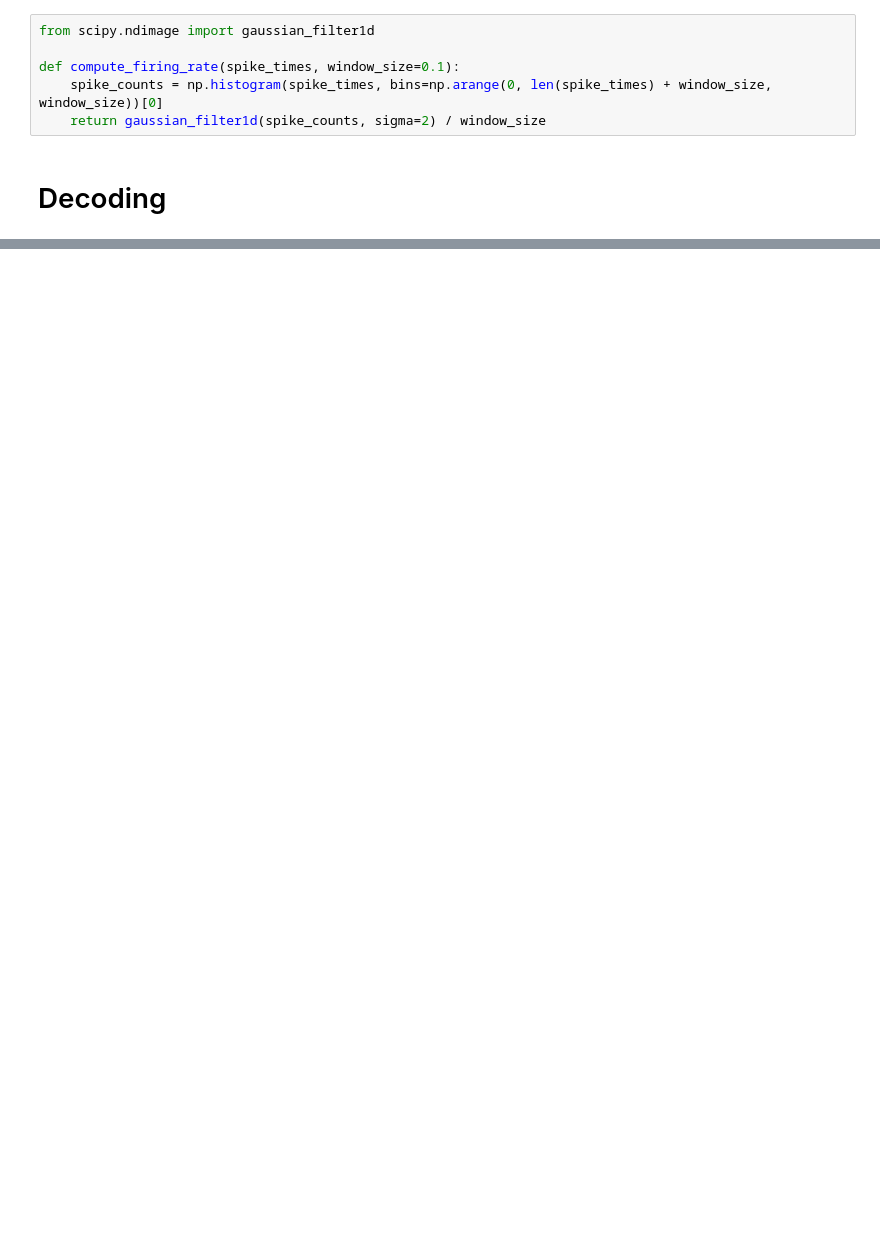
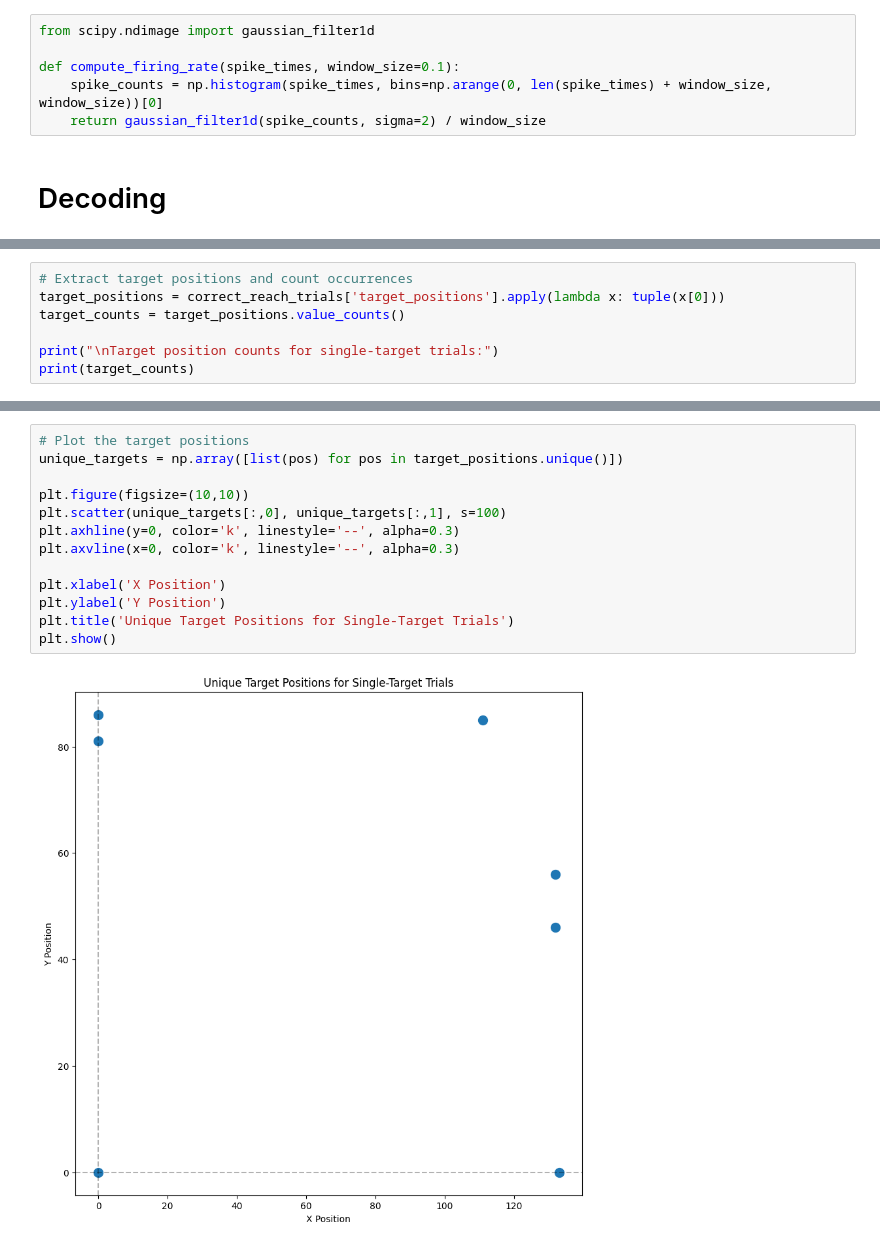
Before and after one commit to kylmcgr/neural-data-exploration, a Jupyter notebook: neural-data-processing.ipynb, the cells around one changed output, grey strips where cells are left out. Saved outputs shown, nothing was run; the diff lists cells and outputs as text; blank space fills up the shorter version.

```diff
--- a/neural-data-processing.ipynb
+++ b/neural-data-processing.ipynb
@@ -715,0 +751,7 @@ decoder = decode_movement(firing_rate_matrix, hand_position_matrix)
+# %%
+# Extract target positions and count occurrences
+target_positions = correct_reach_trials['target_positions'].apply(lambda x: tuple(x[0]))
+target_counts = target_positions.value_counts()
+
+print("\nTarget position counts for single-target trials:")
+print(target_counts)
@@ -715,0 +769,15 @@ decoder = decode_movement(firing_rate_matrix, hand_position_matrix)
+# %%
+# Plot the target positions
+unique_targets = np.array([list(pos) for pos in target_positions.unique()])
+
+plt.figure(figsize=(10,10))
+plt.scatter(unique_targets[:,0], unique_targets[:,1], s=100)
+plt.axhline(y=0, color='k', linestyle='--', alpha=0.3)
+plt.axvline(x=0, color='k', linestyle='--', alpha=0.3)
+
+plt.xlabel('X Position')
+plt.ylabel('Y Position')
+plt.title('Unique Target Positions for Single-Target Trials')
+plt.show()
+# %% [output]
+[figure, added]
```
Also changed, not shown: parts of 30 cells of this notebook.
